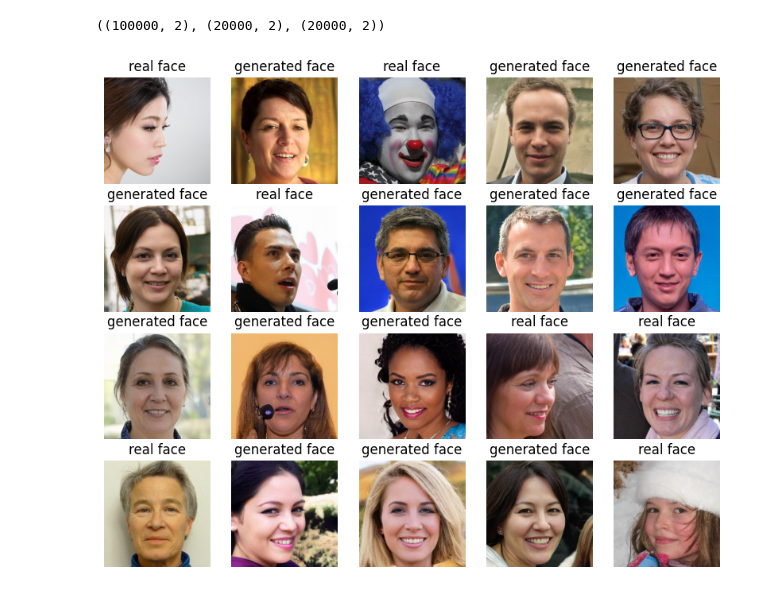
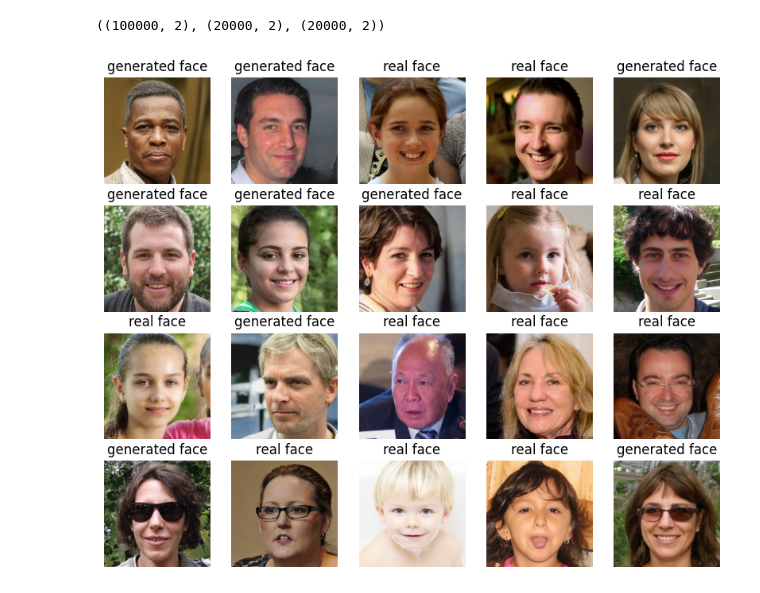
Before and after one commit to dunkeln/catch-deepfakes, a Jupyter notebook: notebooks/main.ipynb, the cells around one changed output. Saved outputs shown, nothing was run; the diff lists cells and outputs as text; code cells hidden in the pictures.

Commit message:
fixed plotting batches -> send to data_dev

```diff
--- a/notebooks/main.ipynb
+++ b/notebooks/main.ipynb
@@ -53,15 +53,16 @@ test_loader = DataLoader(FacesDataset(test_df, TEST_PATH))
 # %%
 w, h = 8, 8
 fig = plt.figure(figsize=(10, 8))
 columns, rows = 5, 4
 
+faces, labels = next(iter(train_loader))
+
 for i in range(1, columns * rows + 1):
-    face, label = next(iter(train_loader))
     fig.add_subplot(rows, columns, i)
-    plt.title("generated face" if label == 0 else "real face")
-    plt.imshow(face.squeeze())
+    plt.title("generated face" if labels[i] == 0 else "real face")
+    plt.imshow(faces[i].to(dtype=torch.uint8))
     plt.axis('off')
 
 plt.show()
 # %% [output]
-[figure, old version]
+[figure, new version]
```
